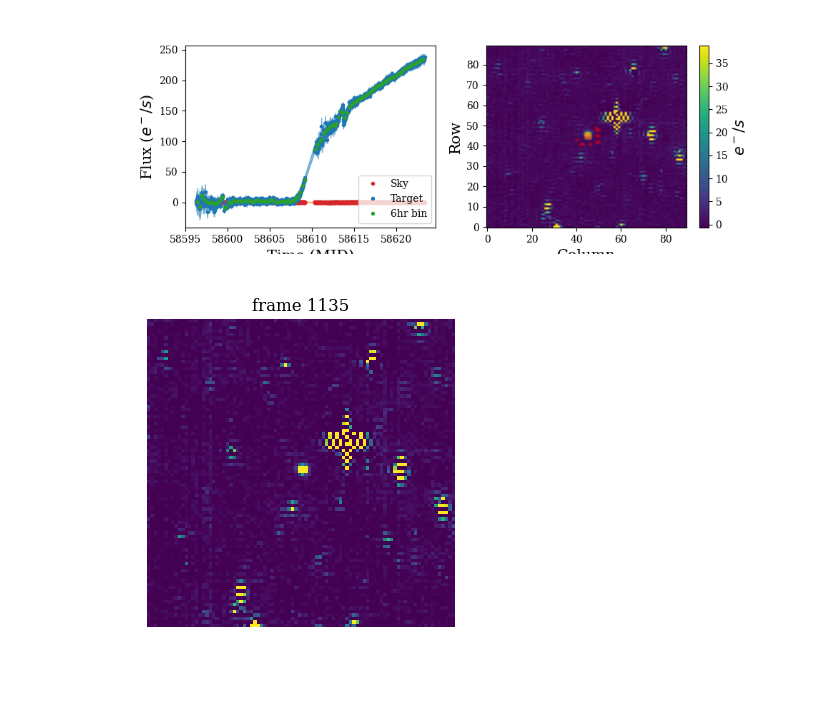
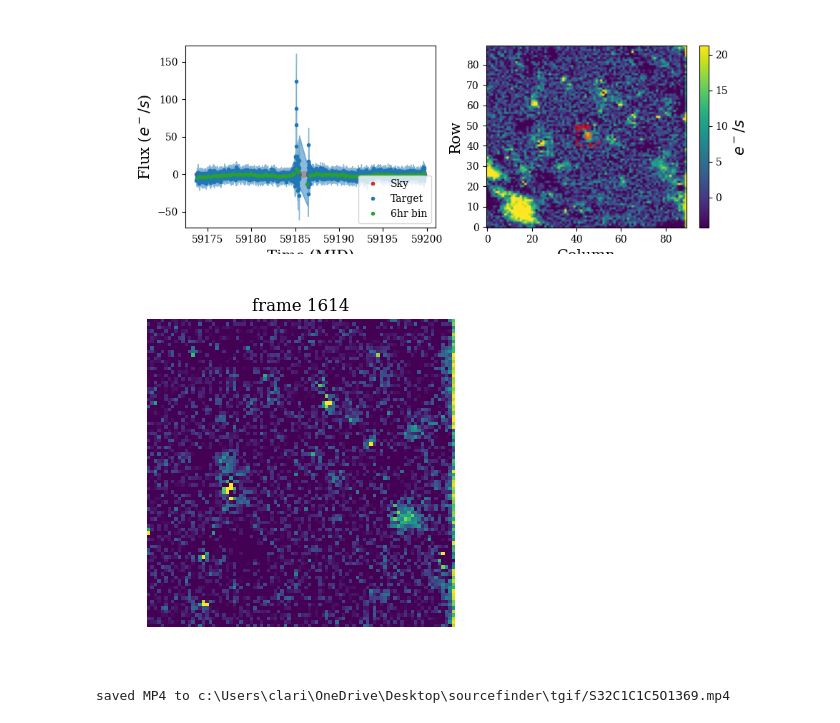
Before and after one commit to crixiii/tgif, a Jupyter notebook: example.ipynb, the cells around one changed output. Saved outputs shown, nothing was run; the diff lists cells and outputs as text; code cells hidden in the pictures.

```diff
--- a/example.ipynb
+++ b/example.ipynb
@@ -22,9 +22,9 @@ tgobj.make_frames(np.arange(720, 740, 1), save_gif=False,  cmap='viridis', vmin=
 # sec = 51
 
 
-ra = 118.7537042
-dec = -76.411975
-sector = 11
+ra = 62.5468398505045 #130.81292545737744#53.77450717656264#47.962439709022064	#118.7537042
+dec = 	-3.25442227060925#-4.63269665319152#12.229440005777583#-55.0976942075229#-29.73088186#-76.411975
+sector = 32#34#31
 size = 90
 
 data = tr.tessreduce(ra= ra ,dec = dec, sector=sector, calibrate=False, corr_correction=False, reduce=True)
@@ -40,13 +39,14 @@ aligning images
 !!Re-running for difference image!!
 shifting images
 remade mask
 background
-[figure, old version]
+[figure, new version]
 # %%
 maxind = np.where((np.nanmax(data.lc[1]) == data.lc[1]))[0] ## the brightest frame in the lc
 event = data.lc[0][maxind]
 # %%
-tgobj2 = tgif(trobj=data, filename='tessreduce')
-tgobj2.make_frames(np.arange(maxind-30, maxind+30, 1), save_gif=False)
+tgobj2 = tgif(trobj=data, filename='S32C1C1C5O1369')
+tgobj2.make_frames(np.arange(maxind-15, maxind+15, 1), save_gif=False, save_mp4=True,interval=200, vmax=15)
 # %% [output]
-[figure, old version]
+[figure, new version]
+saved MP4 to c:\Users\clari\OneDrive\Desktop\sourcefinder\tgif/S32C1C1C5O1369.mp4
```
Also changed, not shown: parts of 5 cells of this notebook, 11 other files.
